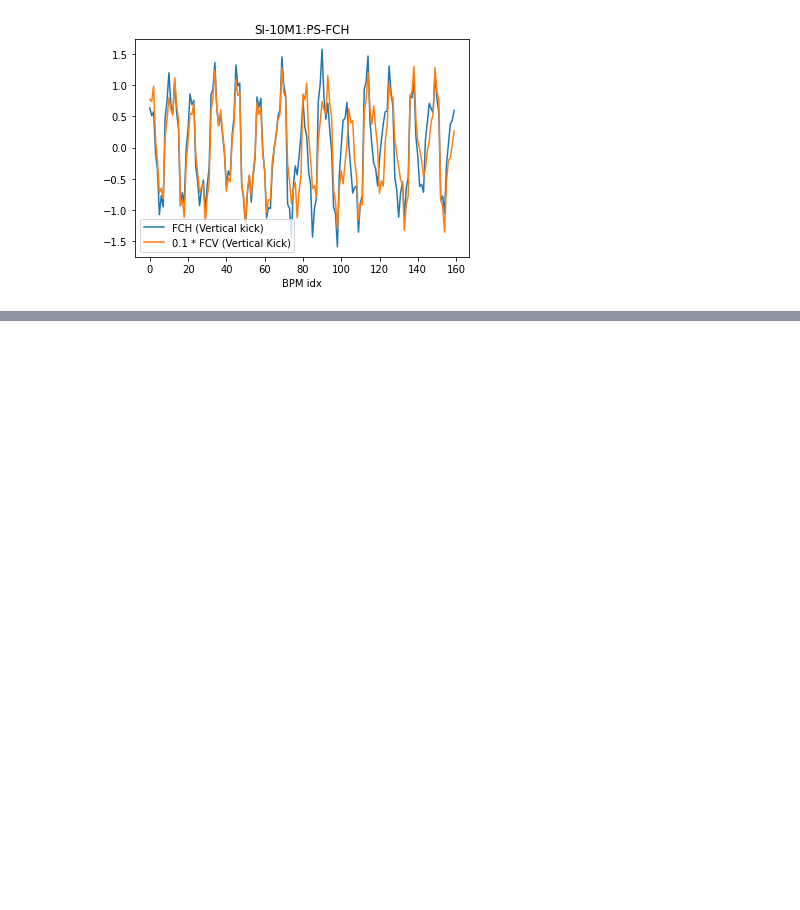
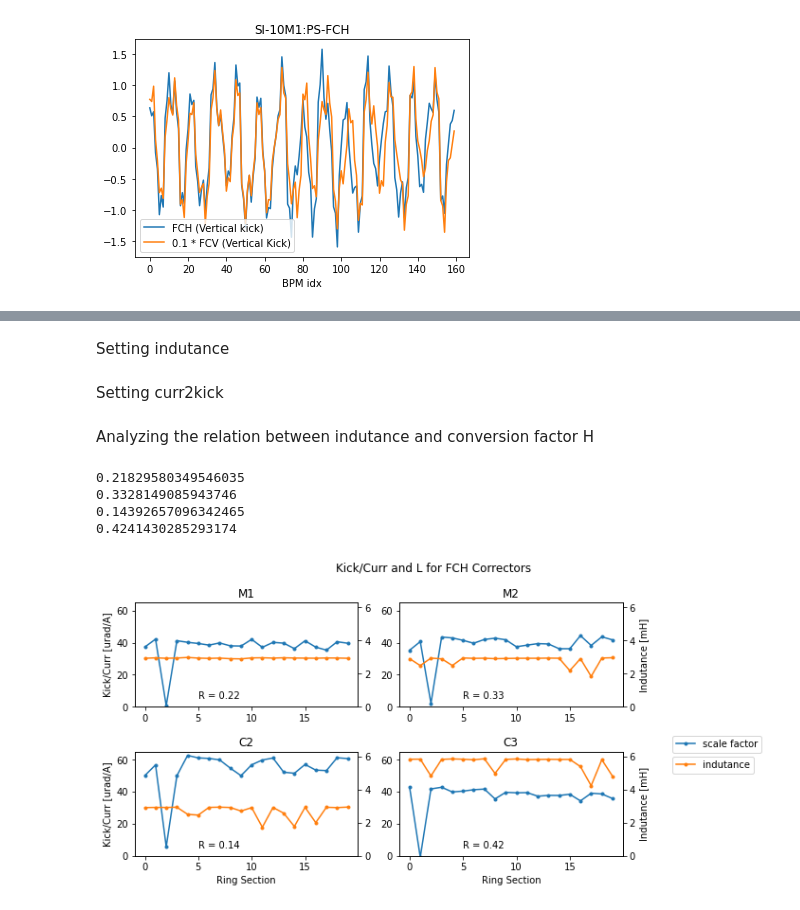
Before and after one commit to lnls-fac/apsuite, a Jupyter notebook: apsuite/fast_correctors/fast_correctors_polarization_measure.ipynb, the cells around one changed output, grey strips where cells are left out. Cells and saved outputs as stored; diff of their text form; code cells hidden in the pictures; blank space fills up the shorter version.

```diff
--- a/apsuite/fast_correctors/fast_correctors_polarization_measure.ipynb
+++ b/apsuite/fast_correctors/fast_correctors_polarization_measure.ipynb
@@ -371,0 +494,2 @@ plt.legend()
+# %% [markdown]
+Setting indutance
@@ -371,0 +519,5 @@ plt.legend()
+# %% [markdown]
+Setting curr2kick
+# %%
+for fc in fclist:
+    fc._curr2kick = curr2kick[fc._orm_idx]
@@ -371,0 +535,49 @@ plt.legend()
+# %% [markdown]
+Analyzing the relation between indutance and conversion factor H
+# %%
+corrtypes = FastCorr.CorrTypes
+data_dict = dict()
+dim='H'
+fig, axes = plt.subplots(2,2, figsize=(10,5))
+j=0
+for i, corrtype in enumerate(corrtypes):
+    curr2kick0 = []
+    indutance0 = []
+    # Getting horizontal correctors of a given type
+    for fc in fclist:
+        if fc._corr_type == corrtype and fc._dimension==dim:
+            curr2kick0.append(fc._curr2kick)
+            indutance0.append(fc._indutance)
+    correlation = np.corrcoef(curr2kick0[3:], indutance0[3:])[0,1]
+    ax = axes.flat[i]
+    ax.set_title(corrtype)
+    ax1 = ax.twinx()
+    ax.plot(curr2kick0, c='tab:blue', label='scale factor', marker='.')
+    ax.set_ylim([0, 65])
+    ax.annotate(f'R = {correlation:.2f}', xy=(5, 5))
+    ax1.tick_params(axis='y')
+
+    ax1.plot(indutance0, c='tab:orange', label='indutance', marker='.')
+    ax1.tick_params(axis='y')
+    ax1.set_ylim([0, 6.3])
+
+    print(correlation)
+    if i == 0 or i == 2:
+        ax.set_ylabel("Kick/Curr [urad/A]")
+    if i == 2 or i == 3:
+        ax.set_xlabel("Ring Section")
+    if i == 1 or i == 3:
+        ax1.set_ylabel ('Indutance [mH]')
+    j+=1
+fig.suptitle('Kick/Curr and L for FC'+dim+' Correctors')
+axes[1,1].legend(loc='upper left', bbox_to_anchor=(1.2, 1.2))
+ax1.legend(loc='upper left', bbox_to_anchor=(1.2,1))
+
+plt.tight_layout()
+plt.savefig('Current_kick_and_indutance'+dim+'.png', dpi=300, facecolor='white', transparent=False)
+# %% [output]
+0.21829580349546035
+0.3328149085943746
+0.14392657096342465
+0.4241430285293174
+[figure, added]
```
Also changed, not shown: parts of 25 cells of this notebook, 10 other files.
